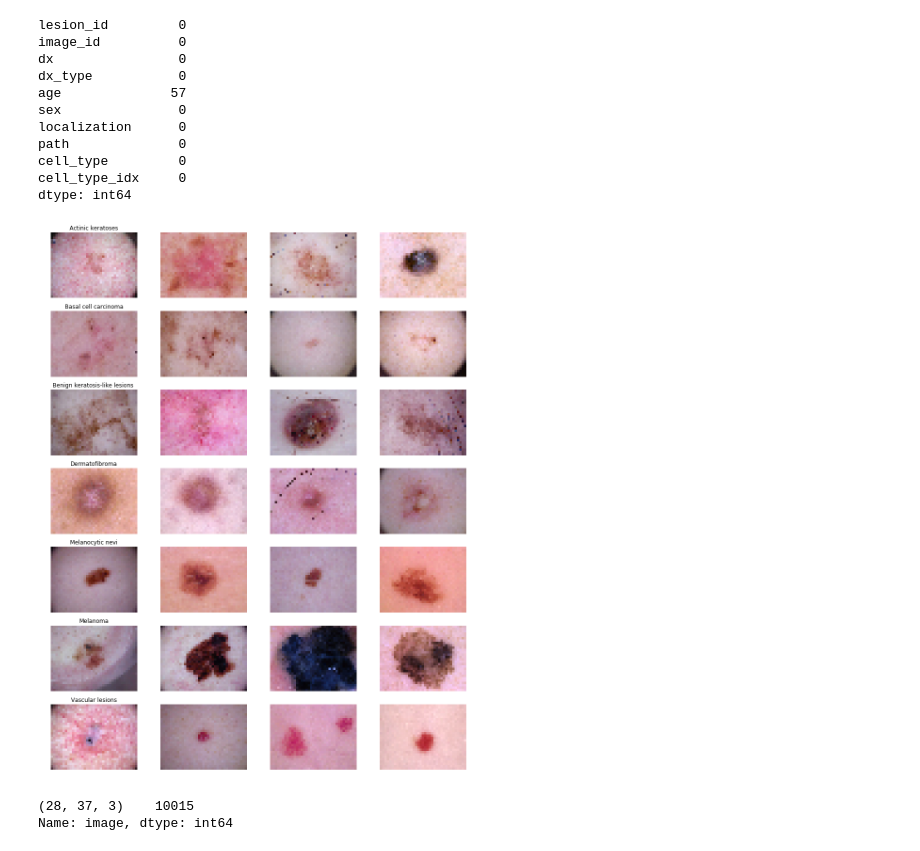
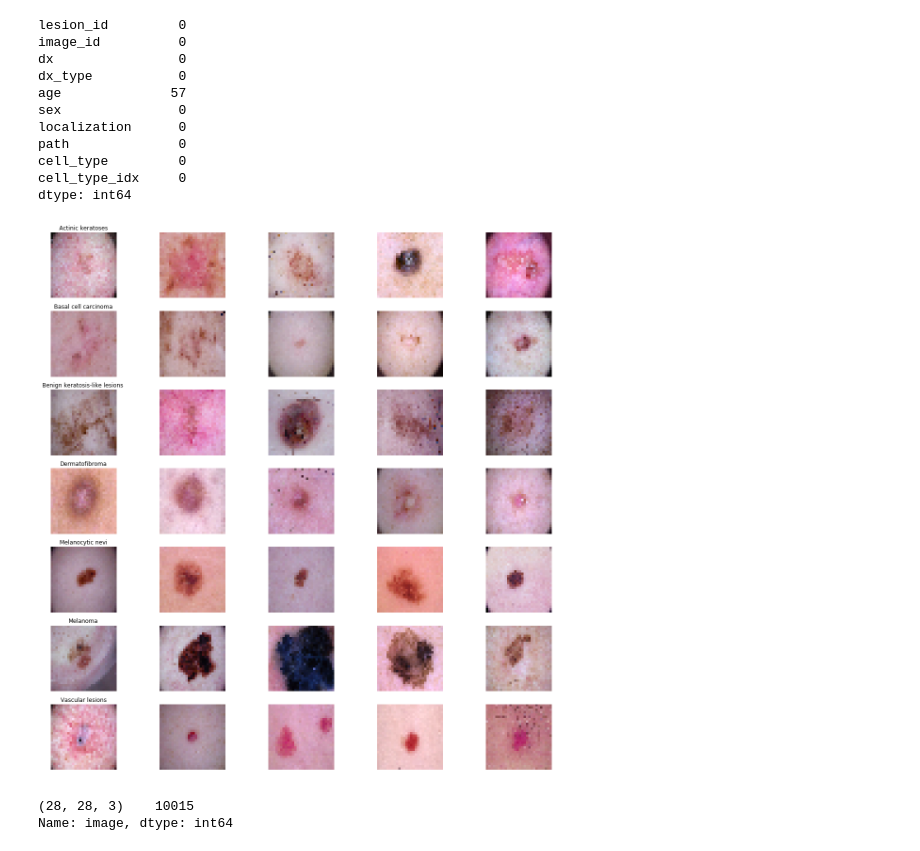
Before and after one commit to akaashsidhu/Skin-Cancer-Classification, a Jupyter notebook: project-folder/CNN.ipynb, the cells around one changed output. Cells and saved outputs as stored; diff of their text form; code cells hidden in the pictures.

Commit message:
final cnn file with 93.5% accuracy

```diff
--- a/project-folder/CNN.ipynb
+++ b/project-folder/CNN.ipynb
@@ -243,24 +181,22 @@ dtype: int64
 skin_data['age'].fillna((skin_data['age'].mean()), inplace=True)
 #Replace null age with mean age
 # %%
-skin_data['image'] = skin_data['path'].map(lambda x: np.asarray(Image.open(x).resize((37,28))))
-#Based on the aspect ration 37 x 28 is clearer than 28 x 28 so testing if this improves accuracy
+skin_data['image'] = skin_data['path'].map(lambda x: np.asarray(Image.open(x).resize((28,28))))
 # %%
-n_samples = 4
+n_samples = 5
 fig, m_axs = plt.subplots(7, n_samples, figsize = (4*n_samples, 3*7))
 for n_axs, (type_name, type_rows) in zip(m_axs,
                                          skin_data.sort_values(['cell_type']).groupby('cell_type')):
     n_axs[0].set_title(type_name)
     for c_ax, (_, c_row) in zip(n_axs, type_rows.sample(n_samples, random_state=6542).iterrows()):
         c_ax.imshow(c_row['image'])
         c_ax.axis('off')
-fig.savefig('category_samples.png', dpi=300)
 # %% [output]
-[figure, old version]
+[figure, new version]
 # %%
 # Checking the image size distribution
 skin_data['image'].map(lambda x: x.shape).value_counts()
 #Selected 28 x 37 to keep the aspect ratio and see if there is an improvement
 # %% [output]
-(28, 37, 3)    10015
+(28, 28, 3)    10015
 Name: image, dtype: int64
```
Also changed, not shown: parts of 29 cells of this notebook.
